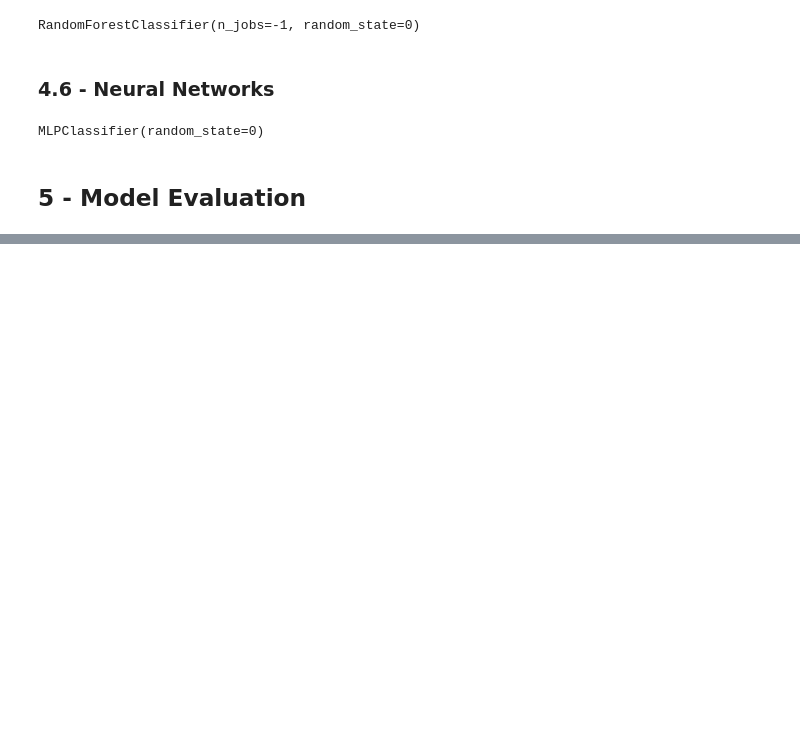
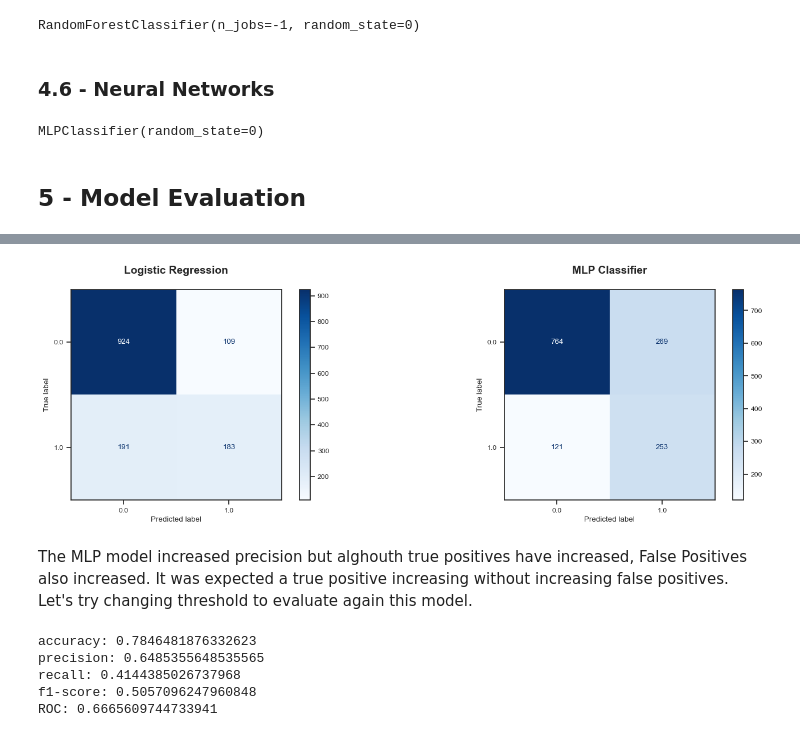
Before and after one commit to guipradow/churn_prediction, a Jupyter notebook: churn_prediction.ipynb, the cells around one changed output, grey strips where cells are left out. Drawn from its saved outputs; the diff is of its cells as text; code cells hidden in the pictures; blank space fills up the shorter version.

```diff
--- a/churn_prediction.ipynb
+++ b/churn_prediction.ipynb
@@ -656,0 +872,10 @@ for model, name, ax in zip(models, model_names, axes.flatten()):
+# %%
+# MLPClassifier chosen parameters
+MLP_parameters = {
+    "activation": ["relu", "logistic", "tanh"],
+    "learning_rate": ["constant", "adaptive"],
+    "learning_rate_init": [.001, .005, .01],
+    "warm_start": [False, True],
+    "solver": ["lbfgs", "sgd", "adam"],
+    "hidden_layer_sizes": [(50,50,50), (50,100,50), (100,)]
+}
@@ -656,0 +884,5 @@ for model, name, ax in zip(models, model_names, axes.flatten()):
+# %%
+# Perform RandomizedSearchCV for LogisticRegression]
+lr_cv = RandomizedSearchCV(lr, lr_parameters, random_state=0, scoring="precision")
+lr_cv.fit(X_train, y_train)
+lr_cv.best_params_
@@ -656,0 +908,5 @@ for model, name, ax in zip(models, model_names, axes.flatten()):
+# %%
+# Perform RandomizedSearchCV for MLPClassifier
+MLP_cv = RandomizedSearchCV(MLP, MLP_parameters, random_state=0, scoring="precision")
+MLP_cv.fit(X_train, y_train)
+MLP_cv.best_params_
@@ -656,0 +939,5 @@ for model, name, ax in zip(models, model_names, axes.flatten()):
+# %%
+models = [lr_cv, MLP_cv]
+evaluated_models = [evaluate_model(x) for x in models]
+model_names = ["Logistic Regression",
+               "MLP Classifier"]
@@ -656,0 +963,10 @@ for model, name, ax in zip(models, model_names, axes.flatten()):
+# %%
+fig, axes = plt.subplots(figsize=(18, 4.8), ncols=2)
+for model, name, ax in zip(models, model_names, axes.flatten()):
+    ax.set_title(name)
+    confusion_matrix(model, ax)
+# %% [output]
+[figure, added]
+# %% [markdown]
+The MLP model increased precision but alghouth true positives have increased, False Positives also increased. It was expected a true positive increasing without increasing false positives.
+Let's try changing threshold to evaluate again this model.
@@ -656,0 +977,12 @@ for model, name, ax in zip(models, model_names, axes.flatten()):
+# %%
+print(f"accuracy: {metrics.accuracy_score(y_test, y_pred)}")
+print(f"precision: {metrics.precision_score(y_test, y_pred)}")
+print(f"recall: {metrics.recall_score(y_test, y_pred)}")
+print(f"f1-score: {metrics.f1_score(y_test, y_pred)}")
+print(f"ROC: {metrics.roc_auc_score(y_test, y_pred)}")
+# %% [output]
+accuracy: 0.7846481876332623
+precision: 0.6485355648535565
+recall: 0.4144385026737968
+f1-score: 0.5057096247960848
+ROC: 0.6665609744733941
```
Also changed, not shown: parts of 32 cells of this notebook.
